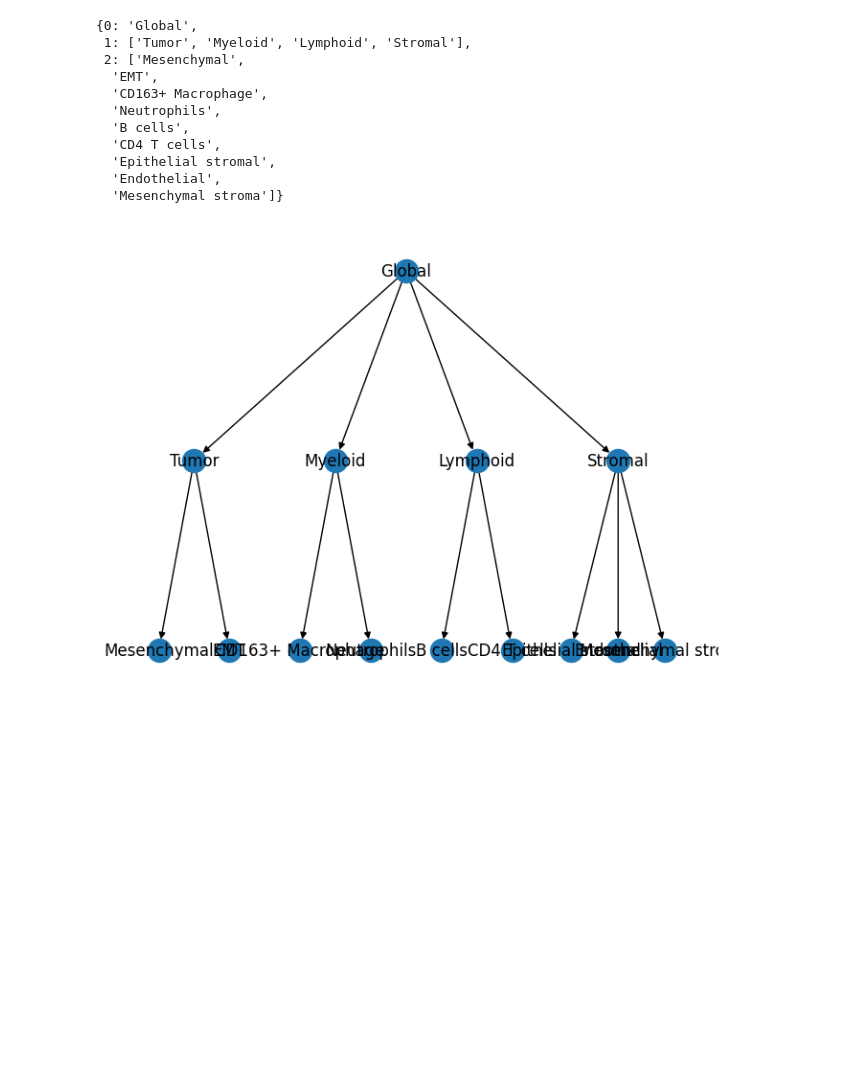
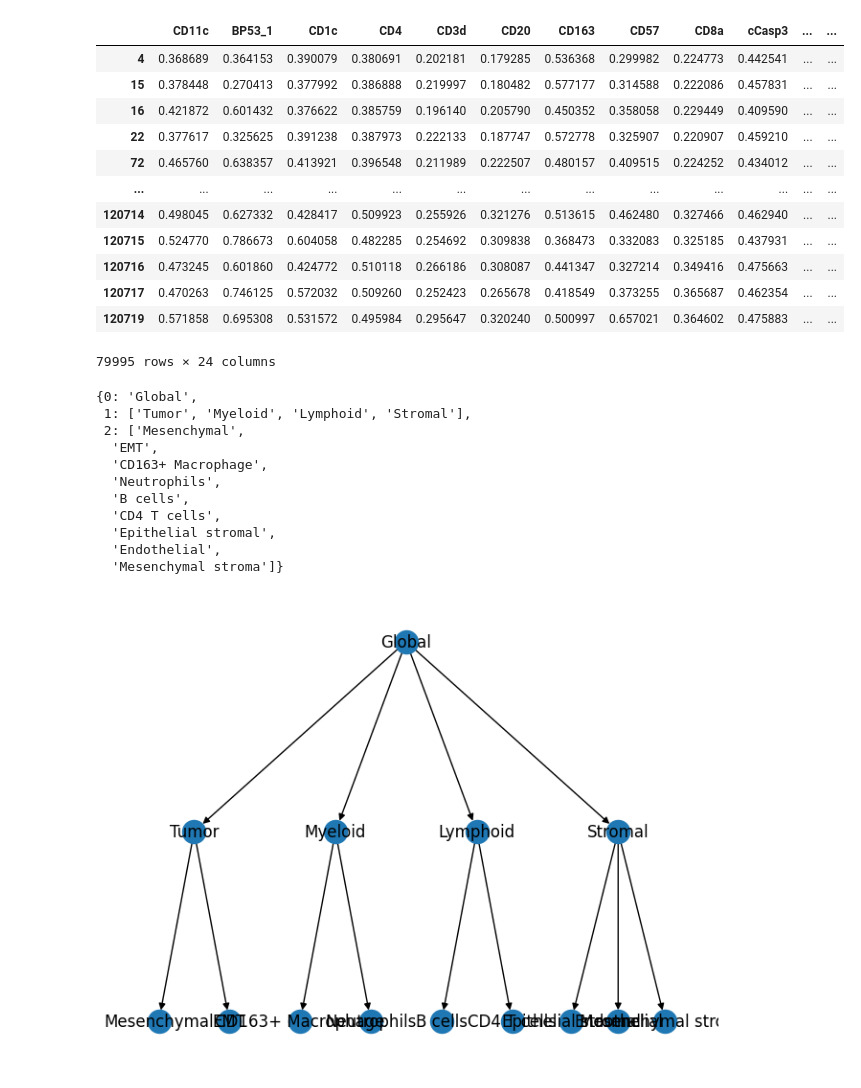
Before and after one commit to farkkilab/tribus, a Jupyter notebook: notebooks/Build the tree.ipynb, the cells around one changed output. Cells and saved outputs as stored; diff of their text form; code cells hidden in the pictures; blank space fills up the shorter version.

```diff
--- a/notebooks/Build the tree.ipynb
+++ b/notebooks/Build the tree.ipynb
@@ -11,0 +118,3 @@ sheet.equals(sheet1)
+# %%
+labels = pd.read_csv("/Users/farateod/Documents/GitHub/tribus/tests/sample2/cell_type_calling/2022-10-04_09-46/labels_TMA_data_all_markers_HR_status_included.csv")
+labels = labels.drop('Unnamed: 0', axis = 1)
@@ -12,3 +126,25 @@ sheet.equals(sheet1)
+# %%
+labels_tumor = labels.loc[labels['Global'] == "Tumor"]
+indeces = list(labels_tumor.index)
+# %%
+data = pd.read_csv("/Users/farateod/Documents/GitHub/tribus/tests/sample2/quantification/TMA_data_all_markers_HR_status_included.csv")
+data = data.drop('Unnamed: 0', axis = 1)
+# %%
+data.loc[indeces, :]
+# %% [output]
+|  | CD11c | BP53_1 | CD1c | CD4 | CD3d | CD20 | CD163 | CD57 | CD8a | cCasp3 | ... | ... |
+| 4 | 0.368689 | 0.364153 | 0.390079 | 0.380691 | 0.202181 | 0.179285 | 0.536368 | 0.299982 | 0.224773 | 0.442541 | ... | ... |
+| 15 | 0.378448 | 0.270413 | 0.377992 | 0.386888 | 0.219997 | 0.180482 | 0.577177 | 0.314588 | 0.222086 | 0.457831 | ... | ... |
+| 16 | 0.421872 | 0.601432 | 0.376622 | 0.385759 | 0.196140 | 0.205790 | 0.450352 | 0.358058 | 0.229449 | 0.409590 | ... | ... |
+| 22 | 0.377617 | 0.325625 | 0.391238 | 0.387973 | 0.222133 | 0.187747 | 0.572778 | 0.325907 | 0.220907 | 0.459210 | ... | ... |
+| 72 | 0.465760 | 0.638357 | 0.413921 | 0.396548 | 0.211989 | 0.222507 | 0.480157 | 0.409515 | 0.224252 | 0.434012 | ... | ... |
+| ... | ... | ... | ... | ... | ... | ... | ... | ... | ... | ... | ... | ... |
+| 120714 | 0.498045 | 0.627332 | 0.428417 | 0.509923 | 0.255926 | 0.321276 | 0.513615 | 0.462480 | 0.327466 | 0.462940 | ... | ... |
+| 120715 | 0.524770 | 0.786673 | 0.604058 | 0.482285 | 0.254692 | 0.309838 | 0.368473 | 0.332083 | 0.325185 | 0.437931 | ... | ... |
+| 120716 | 0.473245 | 0.601860 | 0.424772 | 0.510118 | 0.266186 | 0.308087 | 0.441347 | 0.327214 | 0.349416 | 0.475663 | ... | ... |
+| 120717 | 0.470263 | 0.746125 | 0.572032 | 0.509260 | 0.252423 | 0.265678 | 0.418549 | 0.373255 | 0.365687 | 0.462354 | ... | ... |
+| 120719 | 0.571858 | 0.695308 | 0.531572 | 0.495984 | 0.295647 | 0.320240 | 0.500997 | 0.657021 | 0.364602 | 0.475883 | ... | ... |
+79995 rows × 24 columns
 # %%
 def buildTree(file, cell_types_per_level, sheet_name, sheet_names, depth, current_depth):
     if current_depth > depth:
```
Also changed, not shown: parts of 18 cells of this notebook, 2 other files.
